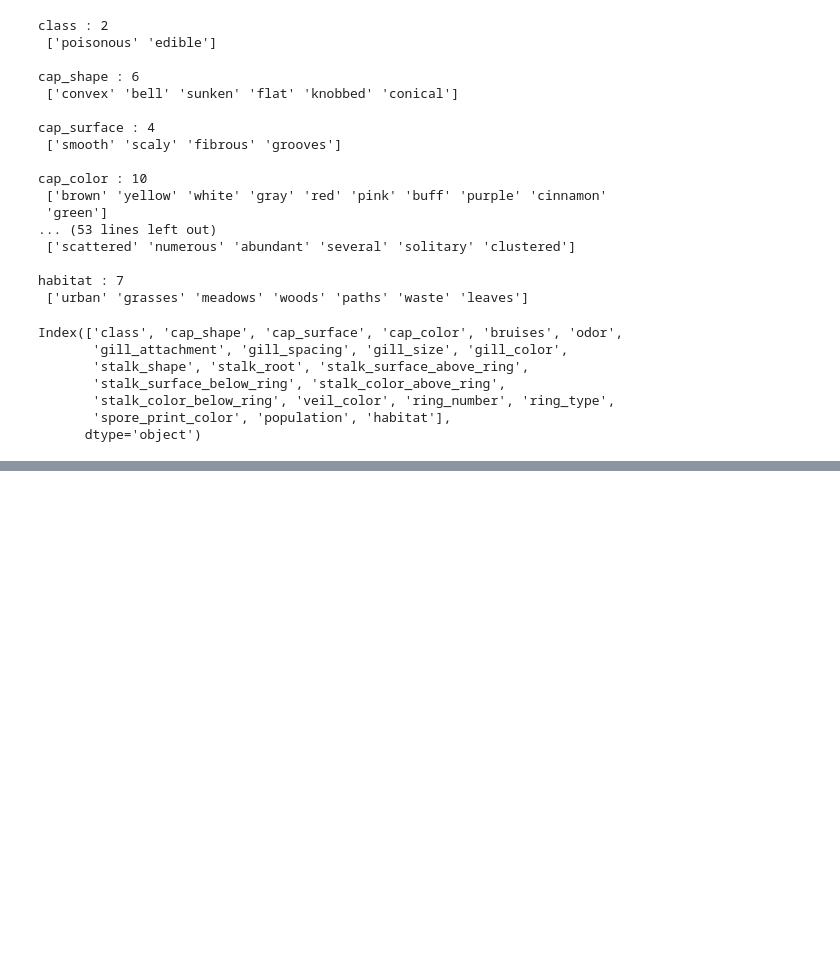
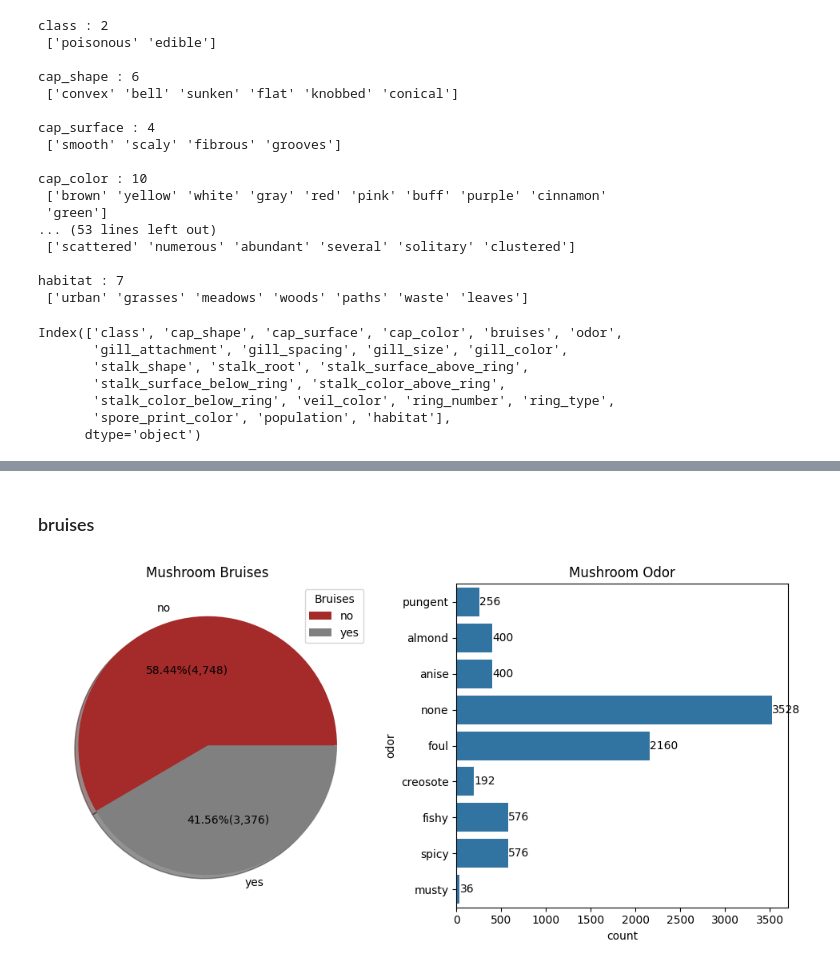
Before and after one commit to binay94/Mushroom_Classifier, a Jupyter notebook: Notebook/EDA.ipynb, the cells around one changed output, grey strips where cells are left out. Drawn from its saved outputs; the diff is of its cells as text; code cells hidden in the pictures; blank space fills up the shorter version.

```diff
--- a/Notebook/EDA.ipynb
+++ b/Notebook/EDA.ipynb
@@ -233,0 +236,3 @@ Index(['class', 'cap_shape', 'cap_surface', 'cap_color', 'bruises', 'odor',
+# %%
+for i in data.columns:
+    print(i,":\n",data[i].value_counts(),"\n")
@@ -233,0 +274,28 @@ Index(['class', 'cap_shape', 'cap_surface', 'cap_color', 'bruises', 'odor',
+# %% [markdown]
+### bruises
+# %%
+plt.figure(figsize=(20,5))
+
+ax2 = plt.subplot2grid((1,4),(0,1))
+
+dataBruises = data['bruises'].value_counts().values
+labelbruises = data['bruises'].value_counts().index
+
+plt.pie(x=dataBruises, labels=labelbruises,
+        autopct=lambda p : '{:.2f}%({:,.0f})'.format(p,p * sum(dataBruises)/100), colors=['brown','gray'], shadow=True)
+plt.legend(labelbruises, loc='best', title='Bruises')
+plt.title("Mushroom Bruises")
+
+# odor
+
+ax3 = plt.subplot2grid((1,4),(0,2))
+
+sns.countplot(y='odor', data=data, ax=ax3)
+for i in ax3.containers:
+        ax3.bar_label(i)
+plt.title("Mushroom Odor")
+
+plt.tight_layout()
+plt.show()
+# %% [output]
+[figure, added]
```
Also changed, not shown: parts of 78 cells of this notebook, 6 other files.
